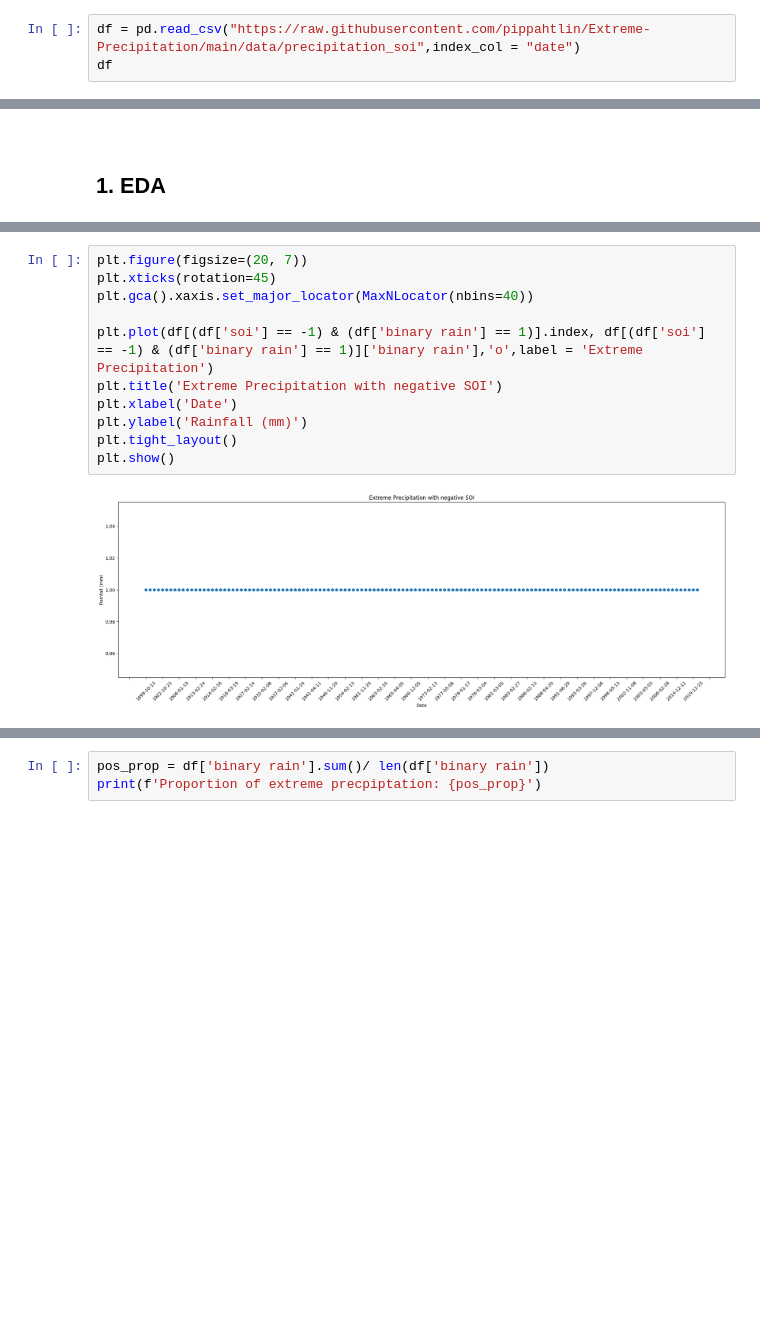
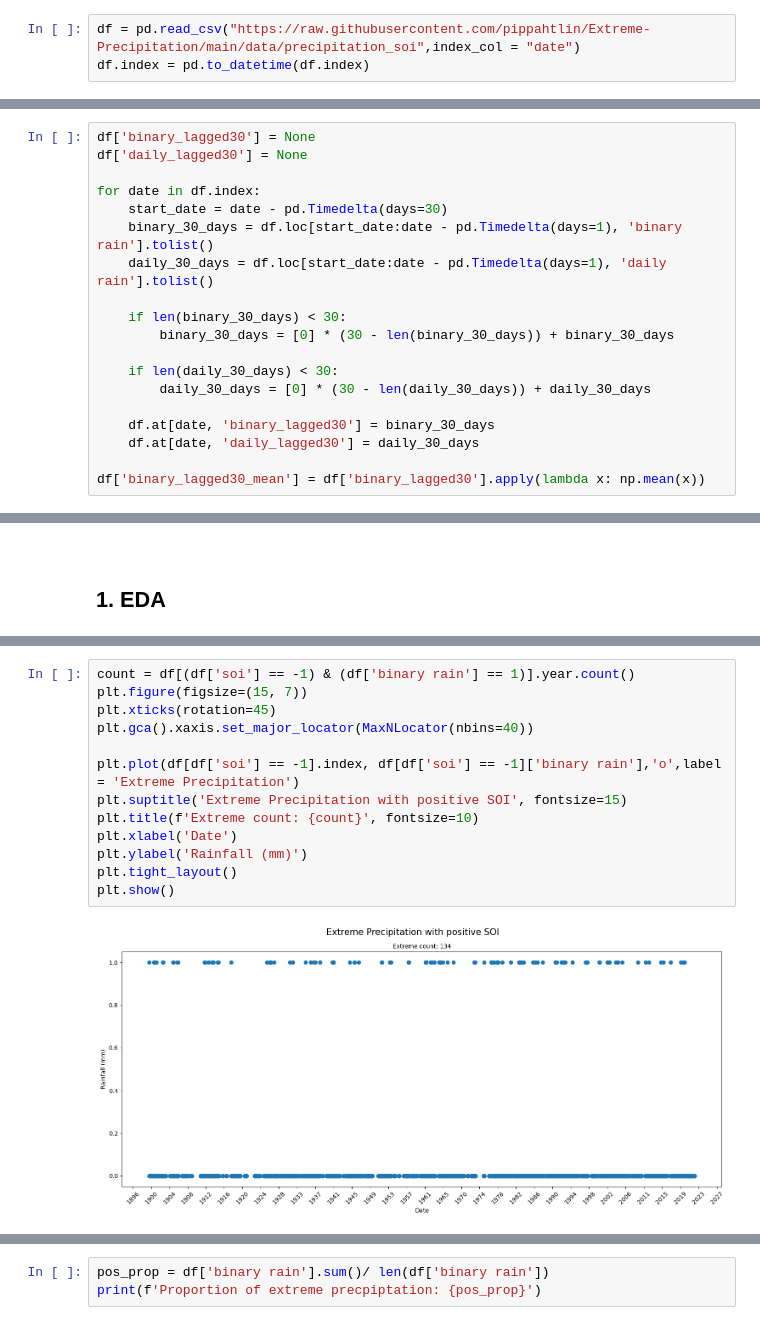
Before and after one commit to pippahtlin/Extreme-Precipitation, a Jupyter notebook: soi_daily.ipynb, the cells around one changed output, grey strips where cells are left out. Saved outputs shown, nothing was run; the diff lists cells and outputs as text; blank space fills up the shorter version.

```diff
--- a/soi_daily.ipynb
+++ b/soi_daily.ipynb
@@ -5,4 +5,4 @@ import matplotlib.pyplot as plt
 from matplotlib.ticker import MaxNLocator
 # %%
 df = pd.read_csv("https://raw.githubusercontent.com/pippahtlin/Extreme-Precipitation/main/data/precipitation_soi",index_col = "date")
-df
+df.index = pd.to_datetime(df.index)
@@ -23,0 +11,19 @@ df
+# %%
+df['binary_lagged30'] = None
+df['daily_lagged30'] = None
+
+for date in df.index:
+    start_date = date - pd.Timedelta(days=30)
+    binary_30_days = df.loc[start_date:date - pd.Timedelta(days=1), 'binary rain'].tolist()
+    daily_30_days = df.loc[start_date:date - pd.Timedelta(days=1), 'daily rain'].tolist()
+
+    if len(binary_30_days) < 30:
+        binary_30_days = [0] * (30 - len(binary_30_days)) + binary_30_days
+
+    if len(daily_30_days) < 30:
+        daily_30_days = [0] * (30 - len(daily_30_days)) + daily_30_days
+
+    df.at[date, 'binary_lagged30'] = binary_30_days
+    df.at[date, 'daily_lagged30'] = daily_30_days
+
+df['binary_lagged30_mean'] = df['binary_lagged30'].apply(lambda x: np.mean(x))
@@ -41,14 +62,16 @@ plt.show()
 # %%
-plt.figure(figsize=(20, 7))
+count = df[(df['soi'] == -1) & (df['binary rain'] == 1)].year.count()
+plt.figure(figsize=(15, 7))
 plt.xticks(rotation=45)
 plt.gca().xaxis.set_major_locator(MaxNLocator(nbins=40))
 
-plt.plot(df[(df['soi'] == -1) & (df['binary rain'] == 1)].index, df[(df['soi'] == -1) & (df['binary rain'] == 1)]['binary rain'],'o',label = 'Extreme Precipitation')
-plt.title('Extreme Precipitation with negative SOI')
+plt.plot(df[df['soi'] == -1].index, df[df['soi'] == -1]['binary rain'],'o',label = 'Extreme Precipitation')
+plt.suptitle('Extreme Precipitation with positive SOI', fontsize=15)
+plt.title(f'Extreme count: {count}', fontsize=10)
 plt.xlabel('Date')
 plt.ylabel('Rainfall (mm)')
 plt.tight_layout()
 plt.show()
 # %% [output]
-[figure, old version]
+[figure, new version]
 # %%
```
Also changed, not shown: parts of 14 cells of this notebook.
